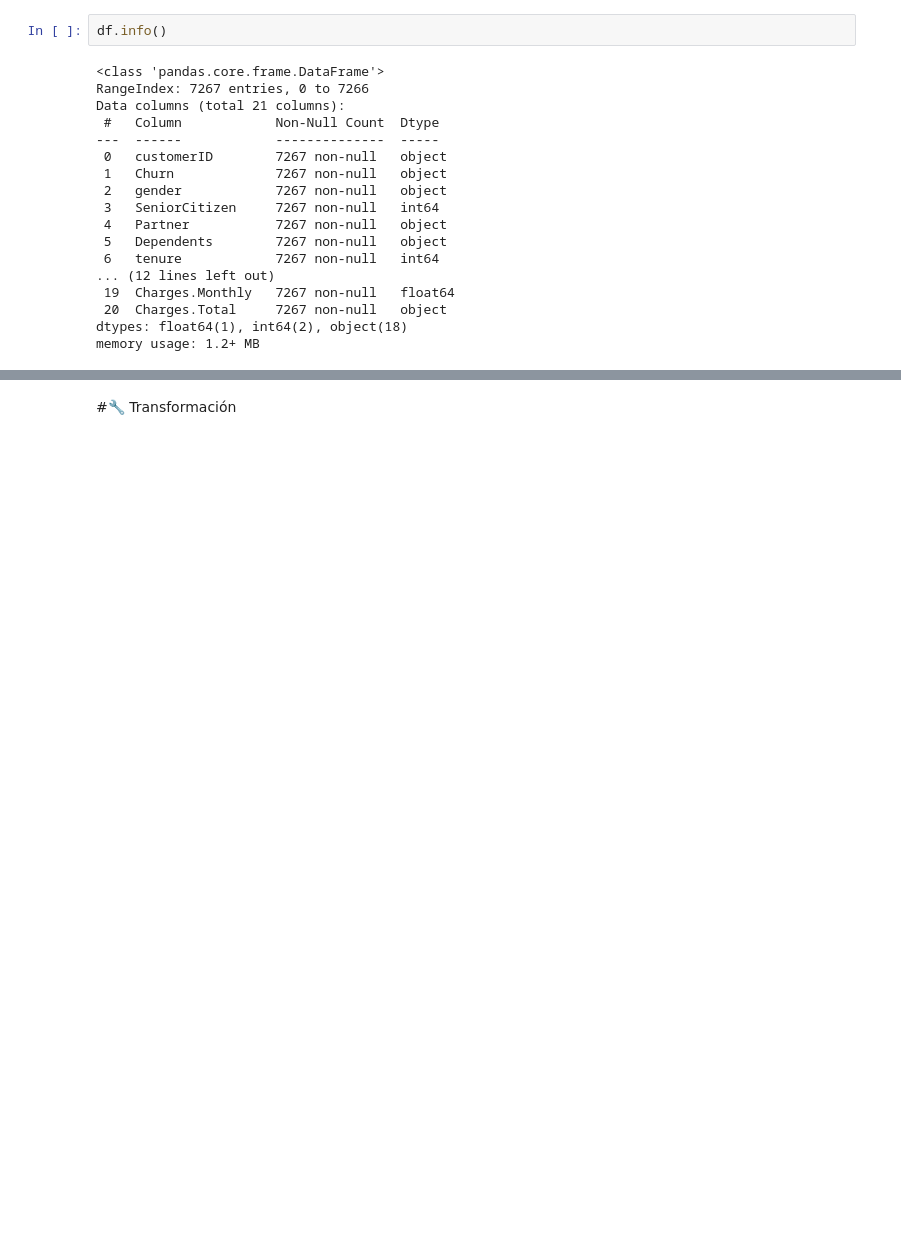
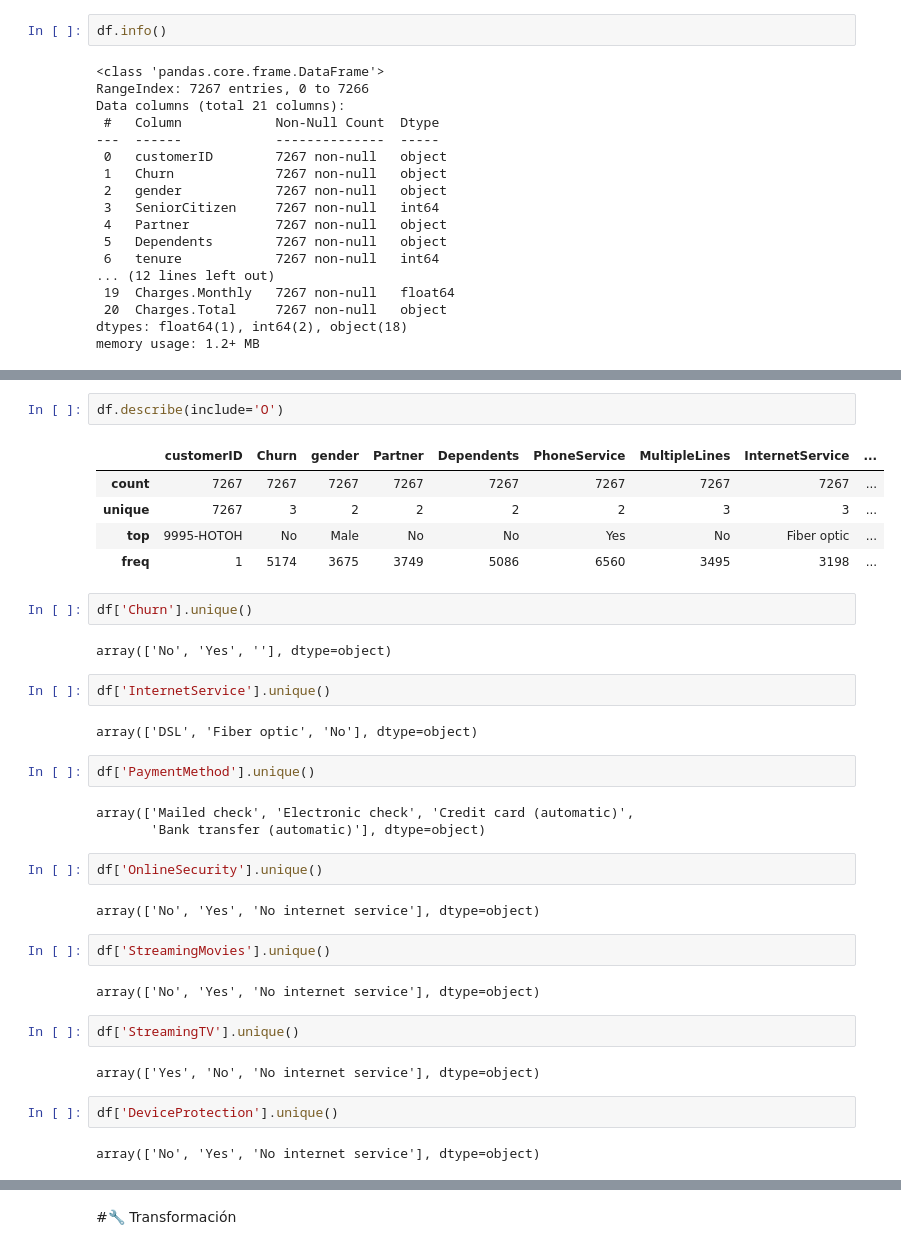
Before and after one commit to mickx79/Telecom-X---1, a Jupyter notebook: TelecomX_LATAM.ipynb, the cells around one changed output, grey strips where cells are left out. Drawn from its saved outputs; the diff is of its cells as text; blank space fills up the shorter version.

```diff
--- a/TelecomX_LATAM.ipynb
+++ b/TelecomX_LATAM.ipynb
@@ -60,0 +74,37 @@ memory usage: 1.2+ MB
+# %%
+df.describe(include='O')
+# %% [output]
+|  | customerID | Churn | gender | Partner | Dependents | PhoneService | MultipleLines | InternetService | ... |
+| count | 7267 | 7267 | 7267 | 7267 | 7267 | 7267 | 7267 | 7267 | ... |
+| unique | 7267 | 3 | 2 | 2 | 2 | 2 | 3 | 3 | ... |
+| top | 9995-HOTOH | No | Male | No | No | Yes | No | Fiber optic | ... |
+| freq | 1 | 5174 | 3675 | 3749 | 5086 | 6560 | 3495 | 3198 | ... |
+# %%
+df['Churn'].unique()
+# %% [output]
+array(['No', 'Yes', ''], dtype=object)
+# %%
+df['InternetService'].unique()
+# %% [output]
+array(['DSL', 'Fiber optic', 'No'], dtype=object)
+# %%
+df['PaymentMethod'].unique()
+# %% [output]
+array(['Mailed check', 'Electronic check', 'Credit card (automatic)',
+       'Bank transfer (automatic)'], dtype=object)
+# %%
+df['OnlineSecurity'].unique()
+# %% [output]
+array(['No', 'Yes', 'No internet service'], dtype=object)
+# %%
+df['StreamingMovies'].unique()
+# %% [output]
+array(['No', 'Yes', 'No internet service'], dtype=object)
+# %%
+df['StreamingTV'].unique()
+# %% [output]
+array(['Yes', 'No', 'No internet service'], dtype=object)
+# %%
+df['DeviceProtection'].unique()
+# %% [output]
+array(['No', 'Yes', 'No internet service'], dtype=object)
```
Also changed, not shown: parts of 9 cells of this notebook.
